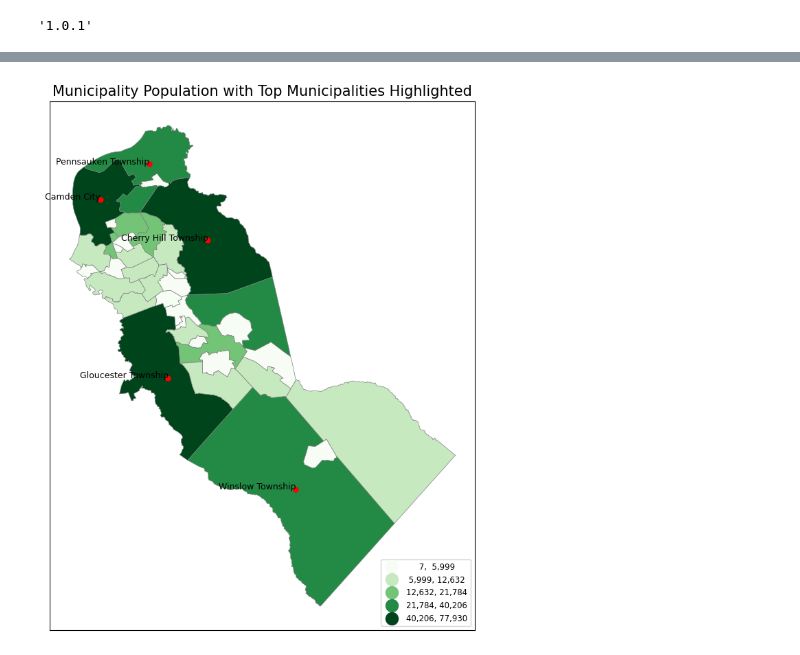
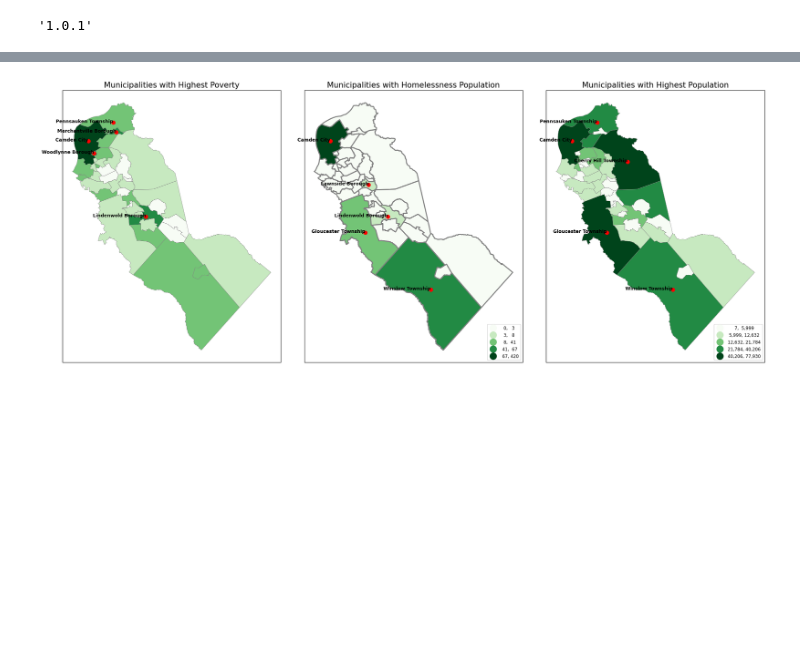
Before and after one commit to Funmiadebajo/GIS, a Jupyter notebook: Sample ps3.ipynb, the cells around one changed output, grey strips where cells are left out. Saved outputs shown, nothing was run; the diff lists cells and outputs as text; code cells hidden in the pictures; blank space fills up the shorter version.

```diff
--- a/Sample ps3.ipynb
+++ b/Sample ps3.ipynb
@@ -105,44 +171,86 @@ See the caveats in the documentation: https://pandas.pydata.org/pandas-docs/stab
 # %%
-import geopandas as gpd
-import pandas as pd
-import zipfile
-import matplotlib.pyplot as plt
-
-# Download and extract the municipality shapefile
-!wget -q -O Municipality.zip https://github.com/Funmiadebajo/GIS/raw/refs/heads/main/Municipality.zip
-with zipfile.ZipFile('Municipality.zip', 'r') as zip_ref:
-    zip_ref.extractall()
-
 # Load the New Jersey municipalities shapefile
-njMun = gpd.read_file('Municipalities.shp')
+njMun = gpd.read_file('https://github.com/Funmiadebajo/GIS/raw/refs/heads/main/Municipality.zip')
 njMun.rename(columns={'NAMELSAD': 'Municipality'}, inplace=True)
 
 # Load the municipality population data
 MunPop = pd.read_excel('https://github.com/Funmiadebajo/GIS/raw/refs/heads/main/municipality%20population.xlsx')
 MunPop['Municipality'] = MunPop['Municipality'].str.strip().str.lower()
 njMun['Municipality'] = njMun['Municipality'].str.strip().str.lower()
 
-# Merge the data
+# Merge the population data
 njMun1 = njMun.merge(MunPop, on='Municipality', how='left')
 
-# Filter top 5 municipalities with the highest populations
-top_municipalities = njMun1.nlargest(5, 'population')
+# Load the homelessness data
+MunHom = pd.read_excel('https://github.com/Funmiadebajo/GIS/raw/refs/heads/main/municipality%20homelessness.xlsx')
+MunHom['Municipality'] = MunHom['Municipality'].str.strip().str.lower()
+njMun['Municipality'] = njMun['Municipality'].str.strip().str.lower()
 
-# Plot the population data with pins for top municipalities
-fig, ax = plt.subplots(1, figsize=(10, 10))
-njMun1.plot(ax=ax, column='population', legend=True, cmap='Greens', scheme='natural_breaks', k=5,
+# Merge the homelessness data
+njMun2 = njMun.merge(MunHom, on='Municipality', how='left')
+
+# Load the poverty data
+MunPov = pd.read_excel('https://github.com/Funmiadebajo/GIS/raw/refs/heads/main/Municipality%20poverty.xlsx')
+MunPov['Municipality'] = MunPov['Municipality'].str.strip().str.lower()
+njMun['Municipality'] = njMun['Municipality'].str.strip().str.lower()
+
+# Merge the poverty data
+njMun3 = njMun.merge(MunPov, on='Municipality', how='left')
+
+# Create subplots for the three maps
+fig, axs = plt.subplots(1, 3, figsize=(20, 10))
+
+# Clear any existing axes content
+for ax in axs:
+    ax.clear()
+
+# Plot Population Data
+njMun1.plot(ax=axs[2], column='population', legend=True, cmap='Greens', scheme='natural_breaks', k=5,
             edgecolor='grey', linewidth=0.5, legend_kwds={"fmt": "{:,.0f}",
             'loc': 'lower right', 'title_fontsize': 'medium', 'fontsize': 'small', 'markerscale': 1.4})
+axs[2].set_title("Municipalities with Highest Population", fontsize=15)
+axs[2].set_xticks([])  # Remove x-axis ticks
+axs[2].set_yticks([])  # Remove y-axis ticks
 
-# Add pins and labels for top municipalities
-for idx, row in top_municipalities.iterrows():
-    ax.plot(row.geometry.centroid.x, row.geometry.centroid.y, marker='o', color='red', markersize=5)
-    ax.text(row.geometry.centroid.x, row.geometry.centroid.y, row['Municipality'].title(),
-            fontsize=9, ha='right', color='black')
+# Label the top 5 municipalities for population
+top_pop_municipalities = njMun1.nlargest(5, 'population')
+for idx, row in top_pop_municipalities.iterrows():
+    axs[2].scatter(row.geometry.centroid.x, row.geometry.centroid.y, color='red', s=50, zorder=5)  # Pin marker
+    axs[2].text(row.geometry.centroid.x, row.geometry.centroid.y, row['Municipality'].title(),
+                fontsize=9, ha='right', color='black', weight='bold', zorder=10)  # Label
 
-ax.set_title("Municipality Population with Top Municipalities Highlighted", fontsize=15)
-ax.set_xticks([])
-ax.set_yticks([])
+# Plot Homelessness Data (Reversed position)
+njMun2.plot(ax=axs[1], column='Homelessness', legend=True, cmap='Greens', scheme='NaturalBreaks', k=5,
+            edgecolor='grey', linewidth=2, legend_kwds={"fmt": "{:,.0f}",
+            'loc': 'lower right', 'title_fontsize': 'medium', 'fontsize': 'small', 'markerscale': 1.4})
+axs[1].set_title("Municipalities with Homelessness Population", fontsize=15)
+axs[1].set_xticks([])  # Remove x-axis ticks
+axs[1].set_yticks([])  # Remove y-axis ticks
+
+# Label the top 5 municipalities for homelessness
+top_homelessness_municipalities = njMun2.nlargest(5, 'Homelessness')
+for idx, row in top_homelessness_municipalities.iterrows():
+    axs[1].scatter(row.geometry.centroid.x, row.geometry.centroid.y, color='red', s=50, zorder=5)  # Pin marker
+    axs[1].text(row.geometry.centroid.x, row.geometry.centroid.y, row['Municipality'].title(),
+                fontsize=9, ha='right', color='black', weight='bold', zorder=10)  # Label
+
+# Plot Poverty Data (Reversed position)
+njMun3.plot(ax=axs[0], column='Poverty', legend=False, cmap='Greens', scheme='natural_breaks', k=5,
+            edgecolor='grey', linewidth=0.5, legend_kwds={"fmt": "{:,.0f}",
+            'loc': 'lower right', 'title_fontsize': 'medium', 'fontsize': 'small', 'markerscale': 1.4})
+axs[0].set_title("Municipalities with Highest Poverty", fontsize=15)
+axs[0].set_xticks([])  # Remove x-axis ticks
+axs[0].set_yticks([])  # Remove y-axis ticks
+
+# Label the top 5 municipalities for poverty
+top_poverty_municipalities = njMun3.nlargest(5, 'Poverty')
+for idx, row in top_poverty_municipalities.iterrows():
+    axs[0].scatter(row.geometry.centroid.x, row.geometry.centroid.y, color='red', s=50, zorder=5)  # Pin marker
+    axs[0].text(row.geometry.centroid.x, row.geometry.centroid.y, row['Municipality'].title(),
+                fontsize=9, ha='right', color='black', weight='bold', zorder=10)  # Label
+
+# Display the plot
+plt.tight_layout()
 plt.show();
 # %% [output]
-[figure, old version]
+[figure, new version]
```
Also changed, not shown: parts of 32 cells of this notebook.
